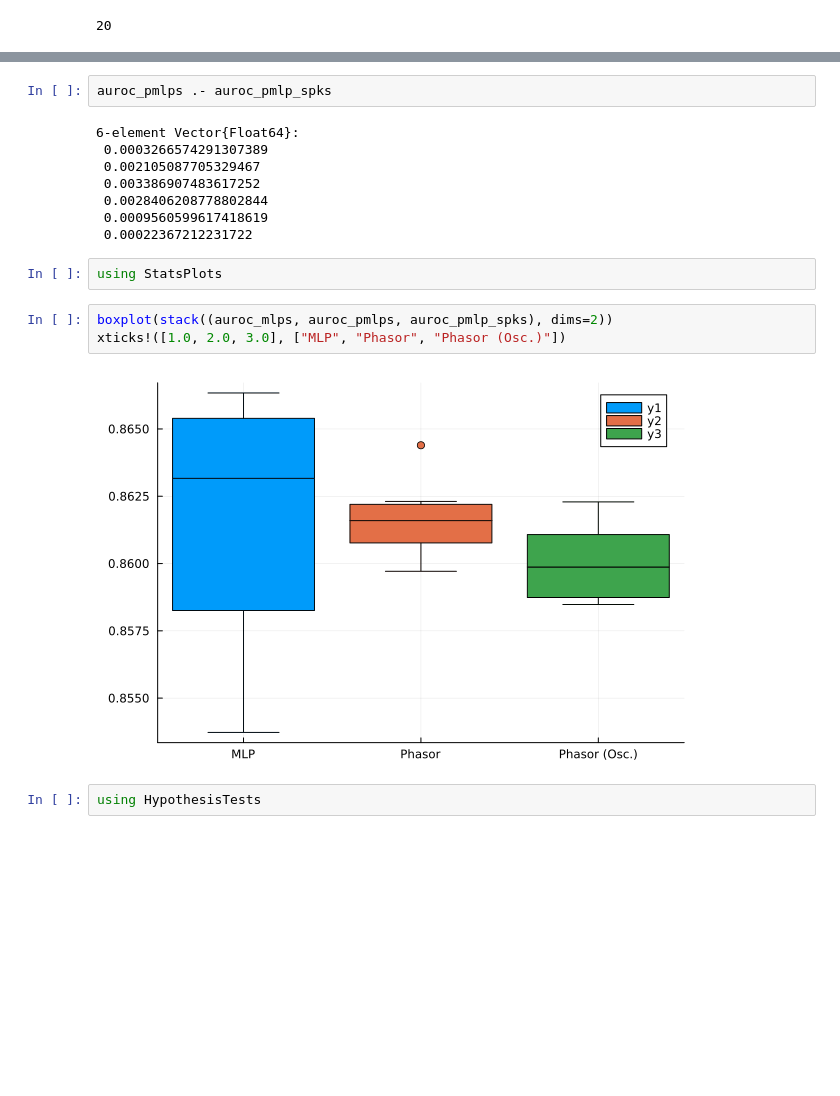
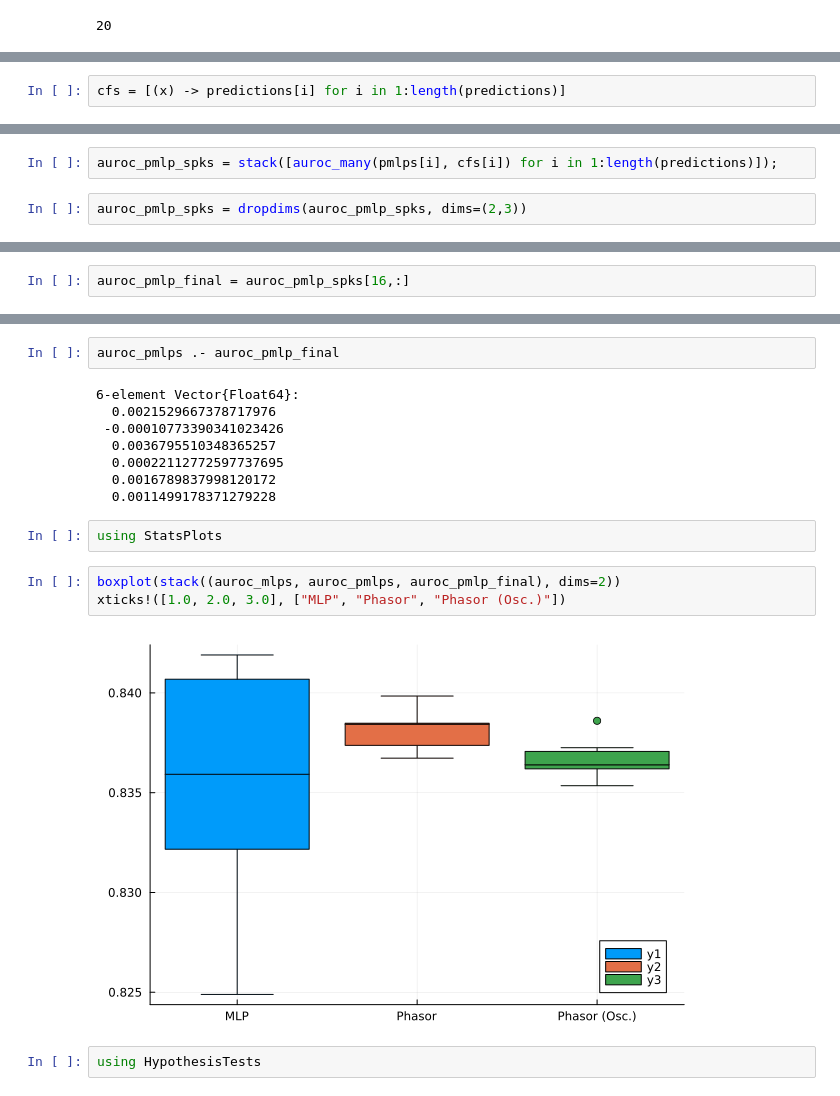
Before and after one commit to wilkieolin/phasor_julia, a Jupyter notebook: nn_comparison.ipynb, the cells around one changed output, grey strips where cells are left out. Drawn from its saved outputs; the diff is of its cells as text; blank space fills up the shorter version.

```diff
--- a/nn_comparison.ipynb
+++ b/nn_comparison.ipynb
@@ -176,0 +210,2 @@ predict_pmlp_spk (generic function with 1 method)
+# %%
+cfs = [(x) -> predictions[i] for i in 1:length(predictions)]
@@ -176,0 +220,4 @@ predict_pmlp_spk (generic function with 1 method)
+# %%
+auroc_pmlp_spks = stack([auroc_many(pmlps[i], cfs[i]) for i in 1:length(predictions)]);
+# %%
+auroc_pmlp_spks = dropdims(auroc_pmlp_spks, dims=(2,3))
@@ -176,0 +251,2 @@ predict_pmlp_spk (generic function with 1 method)
+# %%
+auroc_pmlp_final = auroc_pmlp_spks[16,:]
@@ -191,20 +275,20 @@ auroc_pmlp_spks = auroc_pmlp_spk.(pmlps)
 # %%
-auroc_pmlps .- auroc_pmlp_spks
+auroc_pmlps .- auroc_pmlp_final
 # %% [output]
 6-element Vector{Float64}:
- 0.0003266574291307389
- 0.002105087705329467
- 0.003386907483617252
- 0.0028406208778802844
- 0.0009560599617418619
- 0.00022367212231722
+  0.0021529667378717976
+ -0.00010773390341023426
+  0.0036795510348365257
+  0.00022112772597737695
+  0.0016789837998120172
+  0.0011499178371279228
 # %%
 using StatsPlots
 # %%
-boxplot(stack((auroc_mlps, auroc_pmlps, auroc_pmlp_spks), dims=2))
+boxplot(stack((auroc_mlps, auroc_pmlps, auroc_pmlp_final), dims=2))
 xticks!([1.0, 2.0, 3.0], ["MLP", "Phasor", "Phasor (Osc.)"])
 # %% [output]
-[figure, old version]
+[figure, new version]
 # %%
 using HypothesisTests
 # %%
```
Also changed, not shown: parts of 30 cells of this notebook, 2 other files.
